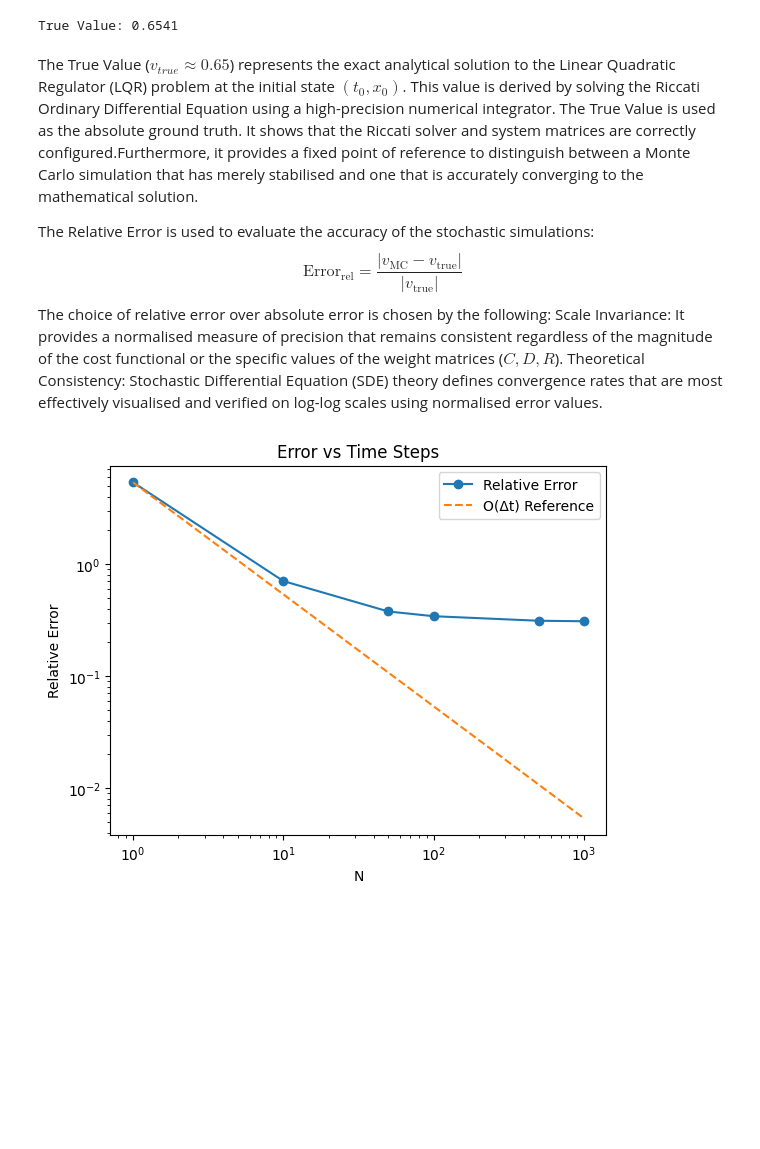
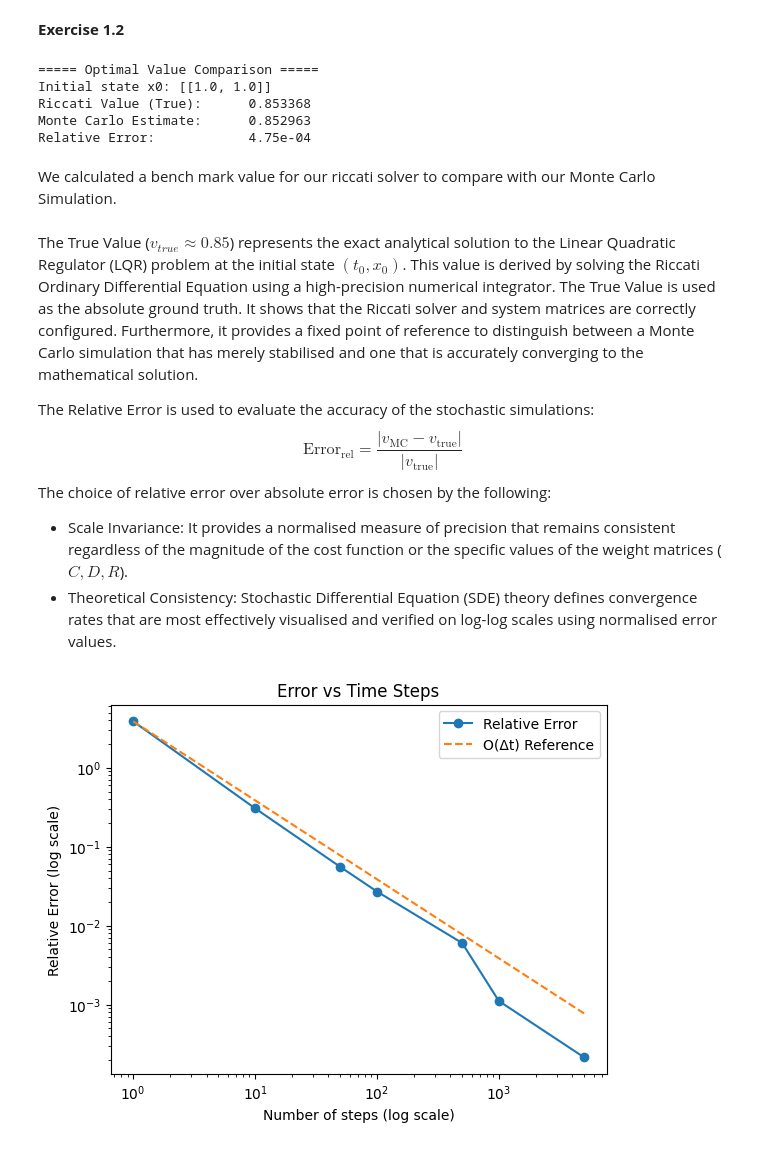
Before and after one commit to Conorgrant45/Stochastic-Control-Dynamic-Asset-Allocation, a Jupyter notebook: Assignment.ipynb, the cells around one changed output. Cells and saved outputs as stored; diff of their text form; code cells hidden in the pictures; blank space fills up the shorter version.

```diff
--- a/Assignment.ipynb
+++ b/Assignment.ipynb
@@ -8,36 +8,69 @@ import matplotlib.pyplot as plt
 %autoreload 2
 
 from LQR import LQR, run_monte_carlo_implicit, run_monte_carlo_explicit, train_nn, run_policy_iteration, Net_DGM, FFN, train_dgm_linear_pde
+# %% [markdown]
+**Exercise 1.2**
 # %%
 
 # Parameters
-H, M, C, D, R, T = [[0.1, 0.], [0., 0.1]], np.eye(2), np.eye(2), np.eye(2)*0.1, np.eye(2), 1.0
+H = [[0.1, 0.], [0., 0.1]]
+M = np.eye(2)
+C = np.eye(2)
+D = np.eye(2) * 0.1
+R = np.eye(2)
+T = 1.0
 x0 = [[1.0, 1.0]]
+
+# Create LQR object
 lqr_sim = LQR(H, M, C, D, R, T, sigma=0.5)
 
-# Calculate Analytical Ground Truth
+# Solve Riccati equation
 lqr_sim.solve_riccati(torch.linspace(0, T, 100))
+
+# Analytical benchmark (Riccati solution)
 v_true = lqr_sim.get_value(torch.tensor([0.0]), torch.tensor([x0])).item()
-a_true = lqr_sim.get_control(torch.tensor([0.0]), torch.tensor([x0])).numpy()
-print(f"True Value: {v_true:.4f}")
+
+# Monte Carlo estimate using optimal feedback control
+v_mc = run_monte_carlo_implicit(
+    lqr_sim,
+    x_start=x0,
+    N_steps=5000,
+    M_samples=100000,
+    alpha_val=None
+)
+
+# Display results nicely
+rel_error = abs(v_true - v_mc) / abs(v_true)
+
+print("===== Optimal Value Comparison =====")
+print(f"Initial state x0: {x0}")
+print(f"Riccati Value (True):      {v_true:.6f}")
+print(f"Monte Carlo Estimate:      {v_mc:.6f}")
+print(f"Relative Error:            {rel_error:.2e}")
 # %% [output]
-True Value: 0.6541
+===== Optimal Value Comparison =====
+Initial state x0: [[1.0, 1.0]]
+Riccati Value (True):      0.853368
+Monte Carlo Estimate:      0.852963
+Relative Error:            4.75e-04
+# %% [markdown]
+We calculated a bench mark value for our riccati solver to compare with our Monte Carlo Simulation.
 # %% [markdown]
-The True Value ($v_{true} \approx 0.65$) represents the exact analytical solution to the Linear Quadratic Regulator (LQR) problem at the initial state $(t_0, x_0)$. This value is derived by solving the Riccati Ordinary Differential Equation using a high-precision numerical integrator. The True Value is used as the absolute ground truth. It shows that the Riccati solver and system matrices are correctly configured.Furthermore, it provides a fixed point of reference to distinguish between a Monte Carlo simulation that has merely stabilised and one that is accurately converging to the mathematical solution.
+The True Value ($v_{true} \approx 0.85$) represents the exact analytical solution to the Linear Quadratic Regulator (LQR) problem at the initial state $(t_0, x_0)$. This value is derived by solving the Riccati Ordinary Differential Equation using a high-precision numerical integrator. The True Value is used as the absolute ground truth. It shows that the Riccati solver and system matrices are correctly configured. Furthermore, it provides a fixed point of reference to distinguish between a Monte Carlo simulation that has merely stabilised and one that is accurately converging to the mathematical solution.
 
 The Relative Error is used to evaluate the accuracy of the stochastic simulations:
 $$\text{Error}_{\text{rel}} = \frac{|v_{\text{MC}} - v_{\text{true}}|}{|v_{\text{true}}|}$$
 The choice of relative error over absolute error is chosen by the following:
-Scale Invariance: It provides a normalised measure of precision that remains consistent regardless of the magnitude of the cost functional or the specific values of the weight matrices ($C, D, R$).
-Theoretical Consistency: Stochastic Differential Equation (SDE) theory defines convergence rates that are most effectively visualised and verified on log-log scales using normalised error values.
+- Scale Invariance: It provides a normalised measure of precision that remains consistent regardless of the magnitude of the cost function or the specific values of the weight matrices ($C, D, R$).
+- Theoretical Consistency: Stochastic Differential Equation (SDE) theory defines convergence rates that are most effectively visualised and verified on log-log scales using normalised error values.
 # %%
 # Plot 2 for of the monte carlo error versus time steps of simulation
-N_steps_list = [1, 10, 50, 100, 500, 1000]
+N_steps_list = [1, 10, 50, 100, 500, 1000, 5000]
 errors_N = [abs(v_true - run_monte_carlo_implicit(lqr_sim, x0, n, 100000)) / abs(v_true) for n in N_steps_list]
 
 plt.loglog(N_steps_list, errors_N, '-o', label='Relative Error')
 plt.loglog(N_steps_list, [errors_N[0]/n for n in N_steps_list], '--', label='O(Δt) Reference')
-plt.title("Error vs Time Steps")
-plt.xlabel("N"); plt.ylabel("Relative Error"); plt.legend(); plt.show()
+plt.title("Monte Carlo Convergence vs Time Discretisation")
+plt.xlabel("Number of steps (log scale)"); plt.ylabel("Relative Error (log scale)"); plt.legend(); plt.show()
 # %% [output]
-[figure, old version]
+[figure, new version]
```
Also changed, not shown: parts of 5 cells of this notebook, 1 other file.
